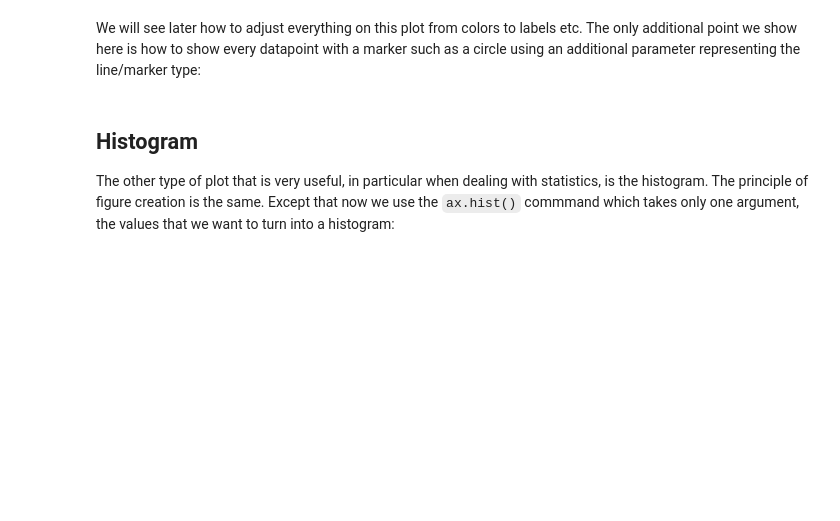
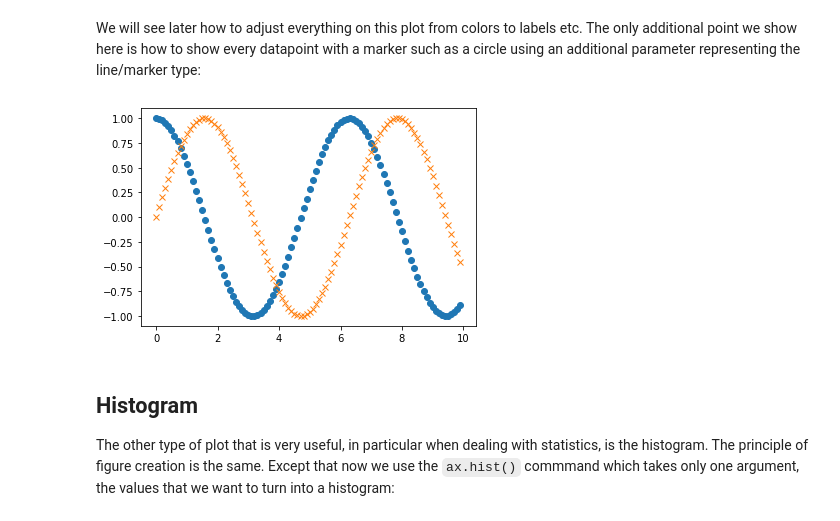
Before and after one commit to studerlukas/Studer-Lukas, a Jupyter notebook: 04_Dataframes_Stats_Plotting.ipynb, the cells around one changed output. Drawn from its saved outputs; the diff is of its cells as text; code cells hidden in the pictures; blank space fills up the shorter version.

```diff
--- a/04_Dataframes_Stats_Plotting.ipynb
+++ b/04_Dataframes_Stats_Plotting.ipynb
@@ -45,7 +51,9 @@ We will see later how to adjust everything on this plot from colors to labels et
 # %%
 fig, ax = plt.subplots()
 ax.plot(x_val, y_val,'o');
-ax.plot(x_val, y_val2,'-x');
+ax.plot(x_val, y_val2,'x');
+# %% [output]
+[figure, added]
 # %% [markdown]
 ## Histogram
 
```
Also changed, not shown: parts of 10 cells of this notebook.
